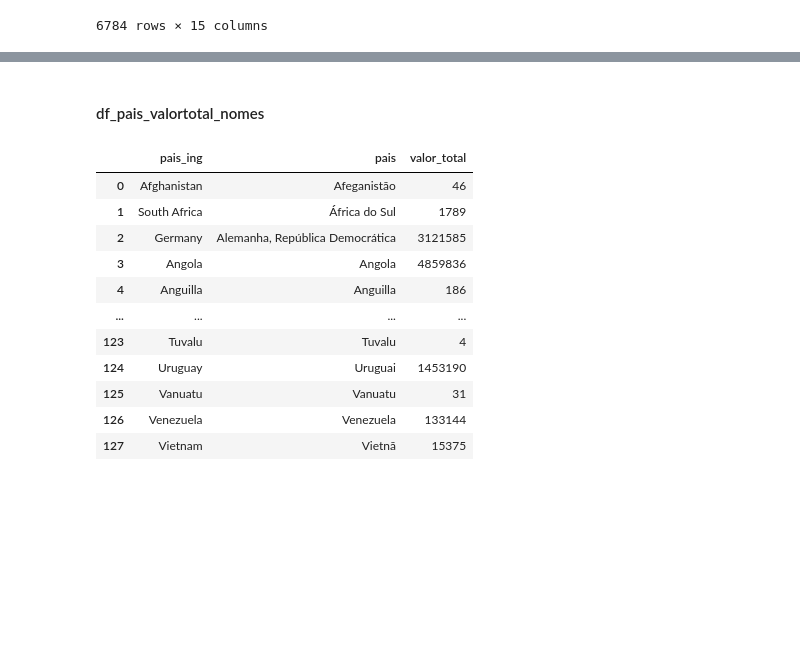
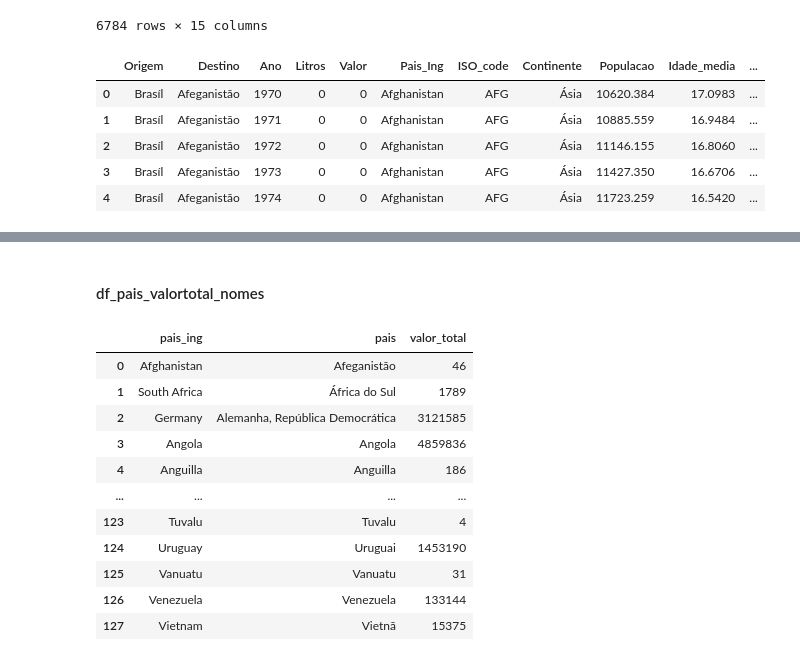
Before and after one commit to Leandro-Braga/wine_techchallenge-, a Jupyter notebook: notebook_testes/Vinicula.ipynb, the cells around one changed output, grey strips where cells are left out. Drawn from its saved outputs; the diff is of its cells as text; code cells hidden in the pictures; blank space fills up the shorter version.

```diff
--- a/notebook_testes/Vinicula.ipynb
+++ b/notebook_testes/Vinicula.ipynb
@@ -1197,3 +1215,12 @@ px.histogram(df_aux18, x="Ano", nbins=100, y='Litros')
 px.histogram(df_aux18, x="Ano", nbins=100, y='Preco_por_litro')
 # %%
 px.area(df_aux18, x="Ano", y='Populacao')
+# %%
+df_exporta_paisv2.head()
+# %% [output]
+|  | Origem | Destino | Ano | Litros | Valor | Pais_Ing | ISO_code | Continente | Populacao | Idade_media | ... |
+| 0 | Brasíl | Afeganistão | 1970 | 0 | 0 | Afghanistan | AFG | Ásia | 10620.384 | 17.0983 | ... |
+| 1 | Brasíl | Afeganistão | 1971 | 0 | 0 | Afghanistan | AFG | Ásia | 10885.559 | 16.9484 | ... |
+| 2 | Brasíl | Afeganistão | 1972 | 0 | 0 | Afghanistan | AFG | Ásia | 11146.155 | 16.8060 | ... |
+| 3 | Brasíl | Afeganistão | 1973 | 0 | 0 | Afghanistan | AFG | Ásia | 11427.350 | 16.6706 | ... |
+| 4 | Brasíl | Afeganistão | 1974 | 0 | 0 | Afghanistan | AFG | Ásia | 11723.259 | 16.5420 | ... |
```
Also changed, not shown: parts of 6 cells of this notebook, 3 other files.
